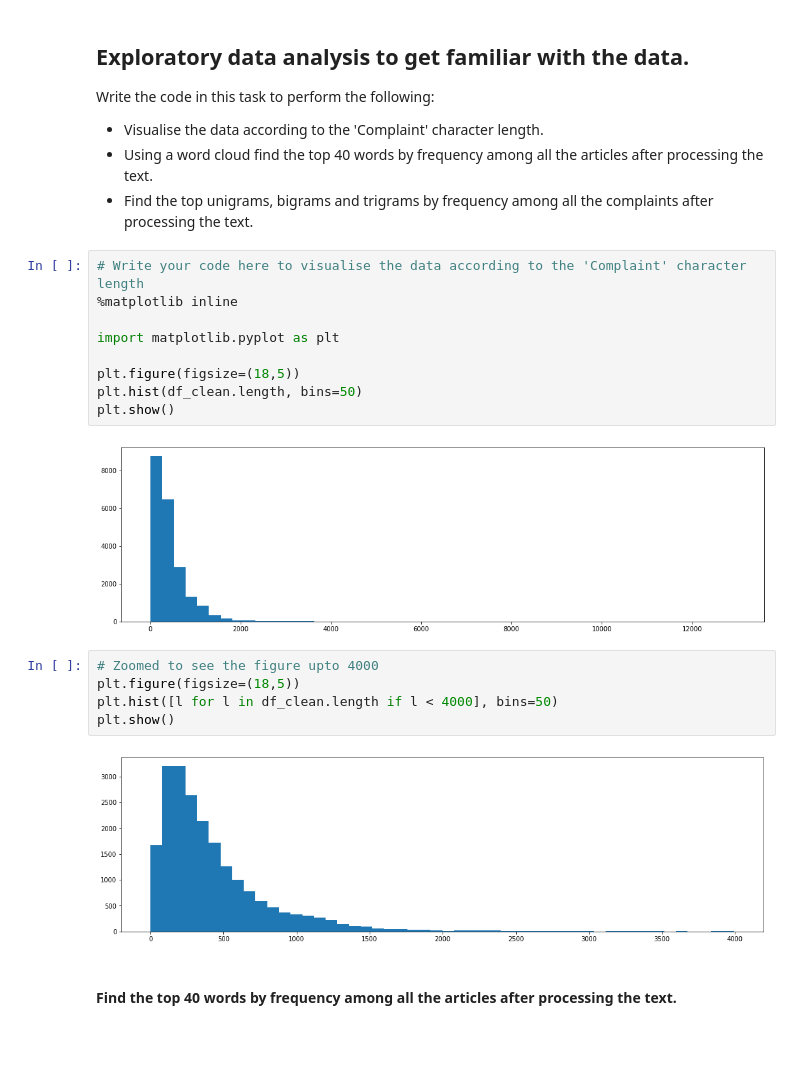
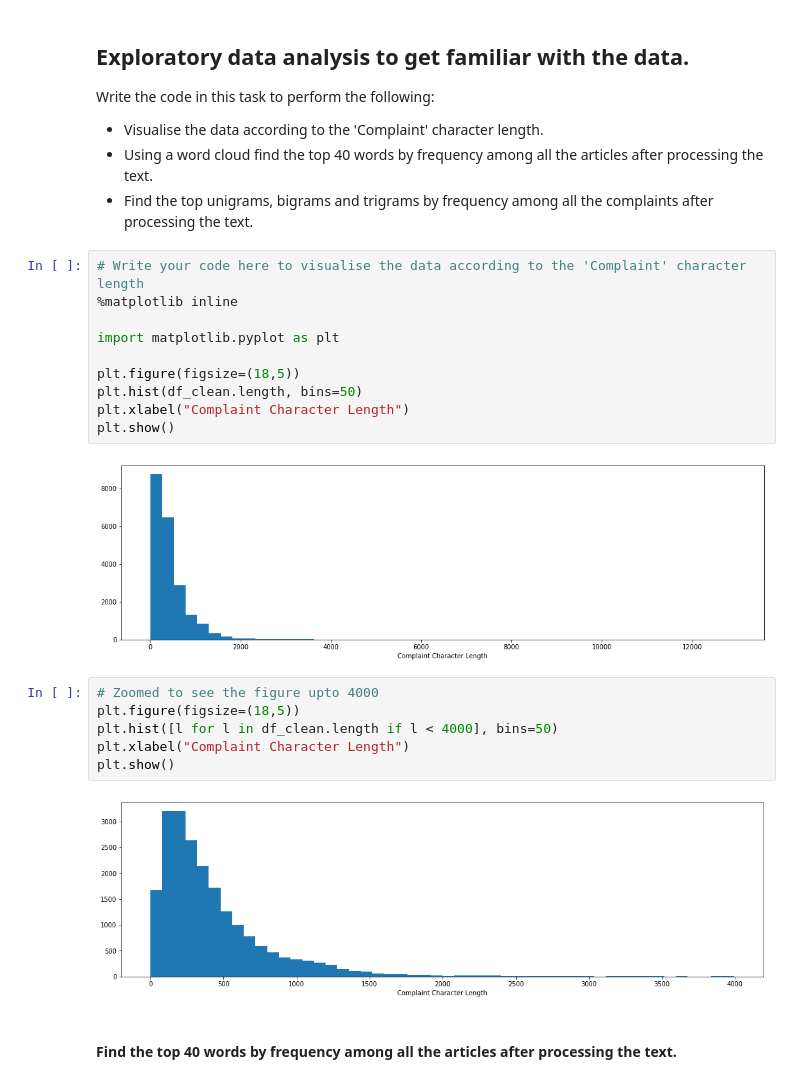
Before and after one commit to imxsid/implement-nlp, a Jupyter notebook: assignment-automatic-ticket-classification.ipynb, the cells around one changed output. Cells and saved outputs as stored; diff of their text form; blank space fills up the shorter version.

```diff
--- a/assignment-automatic-ticket-classification.ipynb
+++ b/assignment-automatic-ticket-classification.ipynb
@@ -307,21 +307,23 @@ Write the code in this task to perform the following:
 # %%
 # Write your code here to visualise the data according to the 'Complaint' character length
 %matplotlib inline
 
 import matplotlib.pyplot as plt
 
 plt.figure(figsize=(18,5))
 plt.hist(df_clean.length, bins=50)
+plt.xlabel("Complaint Character Length")
 plt.show()
 # %% [output]
-[figure, old version]
+[figure, new version]
 # %%
 # Zoomed to see the figure upto 4000
 plt.figure(figsize=(18,5))
 plt.hist([l for l in df_clean.length if l < 4000], bins=50)
+plt.xlabel("Complaint Character Length")
 plt.show()
 # %% [output]
-[figure, old version]
+[figure, new version]
 # %% [markdown]
 #### Find the top 40 words by frequency among all the articles after processing the text.
 # %%
```
Also changed, not shown: parts of 8 cells of this notebook.
